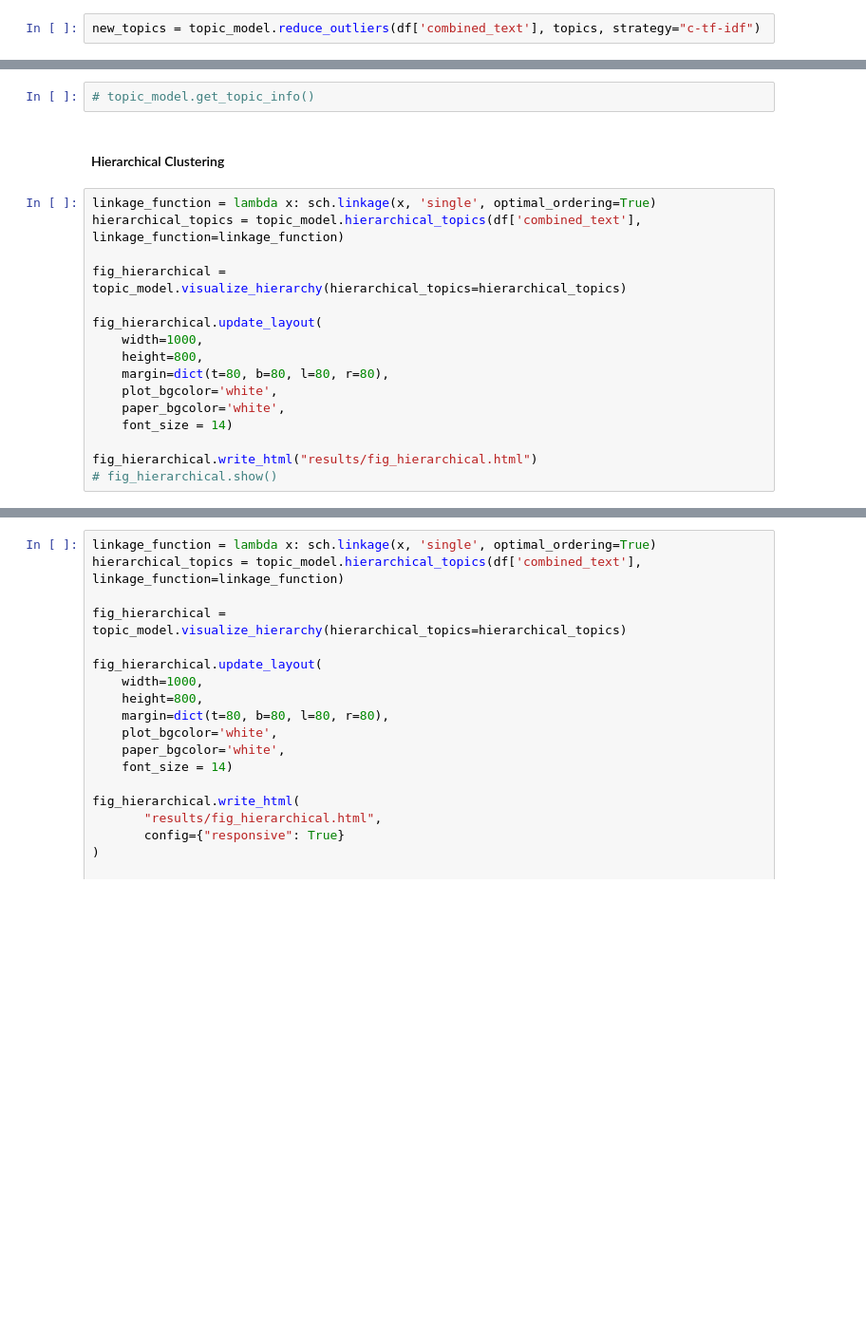
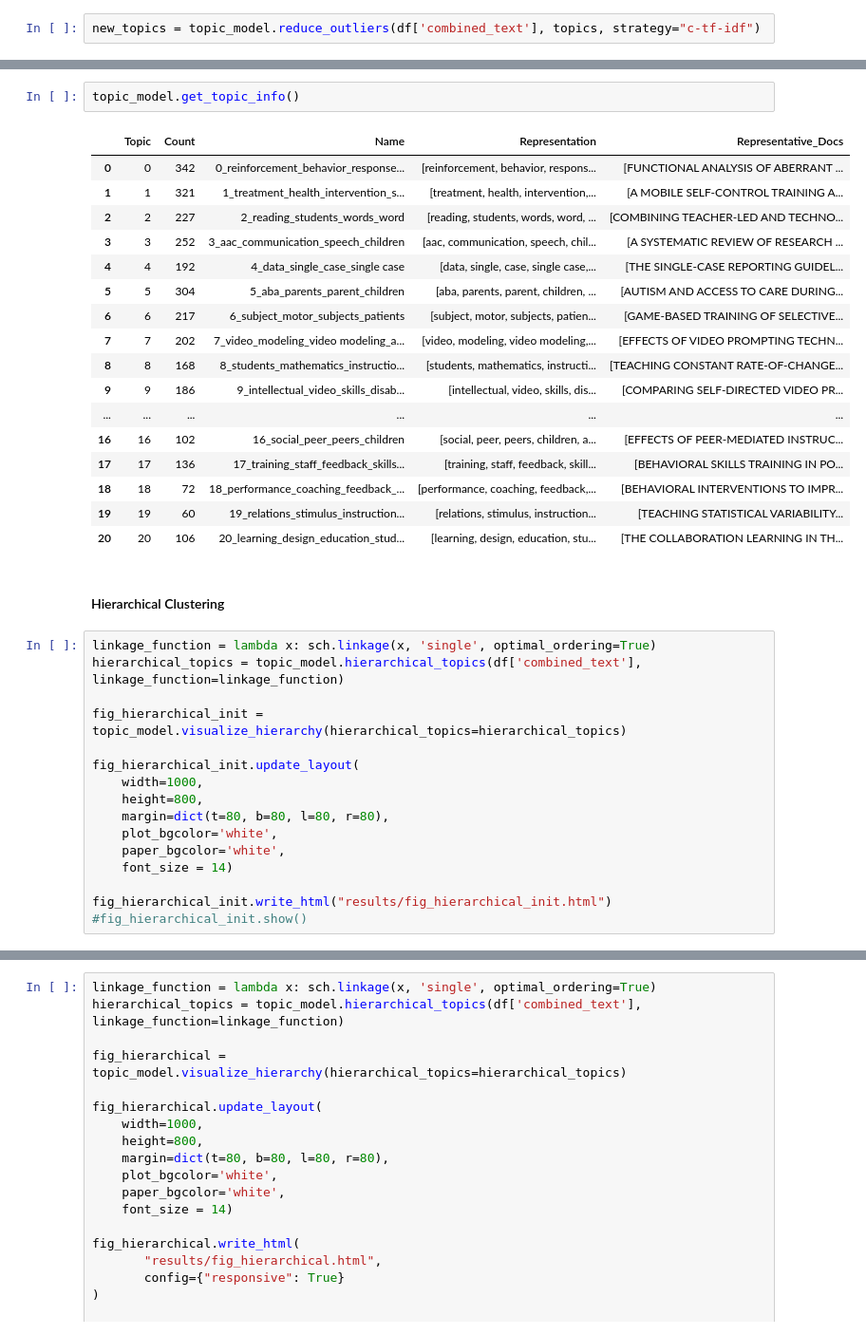
Before and after one commit to mshin77/scd-llm, a Jupyter notebook: topic_modeling/index.ipynb, the cells around one changed output, grey strips where cells are left out. Shown at 95% size. Saved outputs shown, nothing was run; the diff lists cells and outputs as text; blank space fills up the shorter version.

```diff
--- a/topic_modeling/index.ipynb
+++ b/topic_modeling/index.ipynb
@@ -299,14 +314,32 @@ topic_model.update_topics(df['combined_text'], topics=new_topics, vectorizer_mod
-# %%
-# topic_model.get_topic_info()
+# %%
+topic_model.get_topic_info()
+# %% [output]
+|  | Topic | Count | Name | Representation | Representative_Docs |
+| 0 | 0 | 342 | 0_reinforcement_behavior_response... | [reinforcement, behavior, respons... | [FUNCTIONAL ANALYSIS OF ABERRANT ... |
+| 1 | 1 | 321 | 1_treatment_health_intervention_s... | [treatment, health, intervention,... | [A MOBILE SELF-CONTROL TRAINING A... |
+| 2 | 2 | 227 | 2_reading_students_words_word | [reading, students, words, word, ... | [COMBINING TEACHER-LED AND TECHNO... |
+| 3 | 3 | 252 | 3_aac_communication_speech_children | [aac, communication, speech, chil... | [A SYSTEMATIC REVIEW OF RESEARCH ... |
+| 4 | 4 | 192 | 4_data_single_case_single case | [data, single, case, single case,... | [THE SINGLE-CASE REPORTING GUIDEL... |
+| 5 | 5 | 304 | 5_aba_parents_parent_children | [aba, parents, parent, children, ... | [AUTISM AND ACCESS TO CARE DURING... |
+| 6 | 6 | 217 | 6_subject_motor_subjects_patients | [subject, motor, subjects, patien... | [GAME-BASED TRAINING OF SELECTIVE... |
+| 7 | 7 | 202 | 7_video_modeling_video modeling_a... | [video, modeling, video modeling,... | [EFFECTS OF VIDEO PROMPTING TECHN... |
+| 8 | 8 | 168 | 8_students_mathematics_instructio... | [students, mathematics, instructi... | [TEACHING CONSTANT RATE-OF-CHANGE... |
+| 9 | 9 | 186 | 9_intellectual_video_skills_disab... | [intellectual, video, skills, dis... | [COMPARING SELF-DIRECTED VIDEO PR... |
+| ... | ... | ... | ... | ... | ... |
+| 16 | 16 | 102 | 16_social_peer_peers_children | [social, peer, peers, children, a... | [EFFECTS OF PEER-MEDIATED INSTRUC... |
+| 17 | 17 | 136 | 17_training_staff_feedback_skills... | [training, staff, feedback, skill... | [BEHAVIORAL SKILLS TRAINING IN PO... |
+| 18 | 18 | 72 | 18_performance_coaching_feedback_... | [performance, coaching, feedback,... | [BEHAVIORAL INTERVENTIONS TO IMPR... |
+| 19 | 19 | 60 | 19_relations_stimulus_instruction... | [relations, stimulus, instruction... | [TEACHING STATISTICAL VARIABILITY... |
+| 20 | 20 | 106 | 20_learning_design_education_stud... | [learning, design, education, stu... | [THE COLLABORATION LEARNING IN TH... |
 # %% [markdown]
 #### Hierarchical Clustering
 # %%
 linkage_function = lambda x: sch.linkage(x, 'single', optimal_ordering=True)
 hierarchical_topics = topic_model.hierarchical_topics(df['combined_text'], linkage_function=linkage_function)
 
-fig_hierarchical = topic_model.visualize_hierarchy(hierarchical_topics=hierarchical_topics)
+fig_hierarchical_init = topic_model.visualize_hierarchy(hierarchical_topics=hierarchical_topics)
 
-fig_hierarchical.update_layout(
+fig_hierarchical_init.update_layout(
     width=1000,
     height=800,
     margin=dict(t=80, b=80, l=80, r=80),
@@ -314,5 +347,5 @@ fig_hierarchical.update_layout(
     paper_bgcolor='white',
     font_size = 14)
 
-fig_hierarchical.write_html("results/fig_hierarchical.html")
-# fig_hierarchical.show()
+fig_hierarchical_init.write_html("results/fig_hierarchical_init.html")
+#fig_hierarchical_init.show()
```
Also changed, not shown: parts of 16 cells of this notebook, 21 other files.
